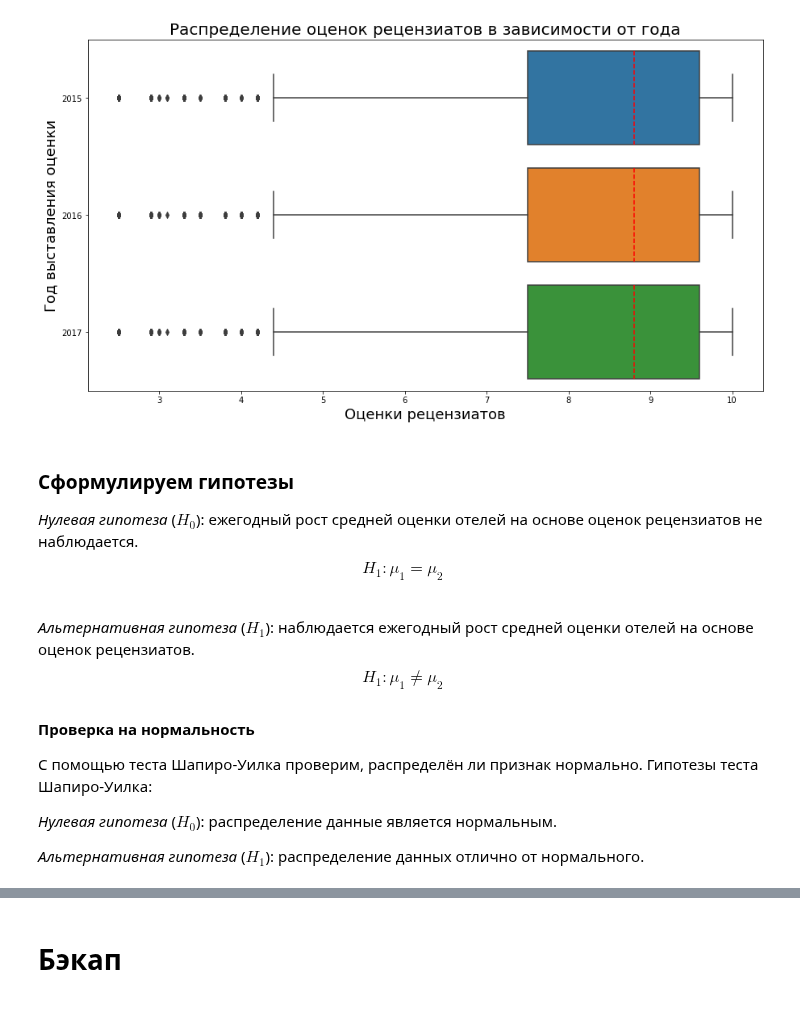
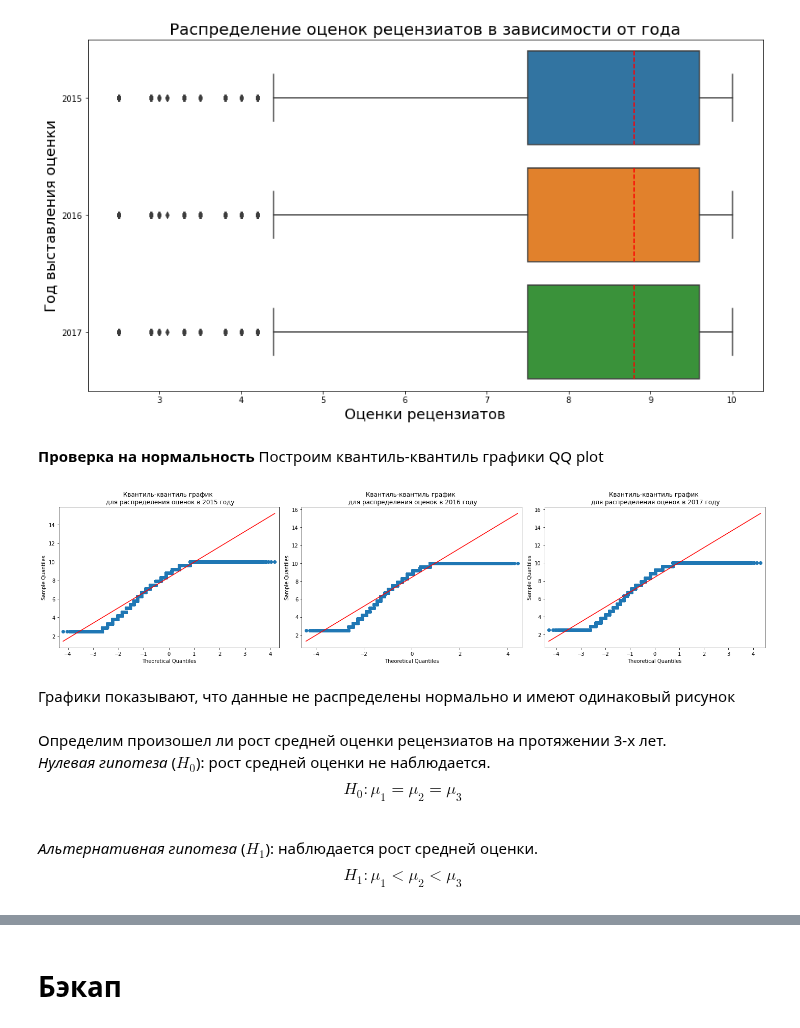
Before and after one commit to DmitriySky47/sf_data_science, a Jupyter notebook: Skillfactory/EDA_6 Kaggle Hotels/predicting-the-rating-of-hotels-on-booking.ipynb, the cells around one changed output, grey strips where cells are left out. Saved outputs shown, nothing was run; the diff lists cells and outputs as text; code cells hidden in the pictures.

```diff
--- a/Skillfactory/EDA_6 Kaggle Hotels/predicting-the-rating-of-hotels-on-booking.ipynb
+++ b/Skillfactory/EDA_6 Kaggle Hotels/predicting-the-rating-of-hotels-on-booking.ipynb
@@ -1200,3 +1203,6 @@ plt.show()
 # Поялвяется предположение, что на данных 2015 года можно предполагать какие оценки будут в 2017 году и позже.
 # %% [output]
 [figure]
+# %% [markdown]
+**Проверка на нормальность**
+Построим квантиль-квантиль графики QQ plot
@@ -1203,15 +1214,29 @@ plt.show()
+# %%
+
+
+# задаём параметры квантиль-квантиль графика
+fig, (ax1, ax2, ax3) = plt.subplots(ncols=3, figsize=(20, 5))
+
+sm.qqplot(df_rev_year_2015['reviewer_score'], line='s', ax=ax1)
+ax1.set_title('Квантиль-квантиль график \n для распределения оценок в 2015 году')
+
+sm.qqplot(df_rev_year_2016['reviewer_score'], line='s', ax=ax2)
+ax2.set_title('Квантиль-квантиль график \n для распределения оценок в 2016 году')
+
+sm.qqplot(df_rev_year_2017['reviewer_score'], line='s', ax=ax3)
+ax3.set_title('Квантиль-квантиль график \n для распределения оценок в 2017 году')
+
+plt.tight_layout()
+# отображаем квантиль-квантиль график
+plt.show()
+# %% [output]
+[figure, added]
+# %% [markdown]
+Графики показывают, что данные не распределены нормально и имеют одинаковый рисунок
 # %% [markdown]
-### Сформулируем гипотезы<br>
-*Нулевая гипотеза* ($H_0$): ежегодный рост средней оценки отелей на основе оценок рецензиатов не наблюдается.
-$$ H_1 : μ_1 = μ_2 $$
+Определим произошел ли рост средней оценки рецензиатов на протяжении 3-х лет.
+<br>*Нулевая гипотеза* ($H_0$): рост средней оценки не наблюдается.
+$$ H_0 : μ_1 = μ_2 = μ_3$$
 
-<br>*Альтернативная гипотеза* ($H_1$): наблюдается ежегодный рост средней оценки отелей на основе оценок рецензиатов.
-$$ H_1 : μ_1 \neq μ_2 $$
+<br>*Альтернативная гипотеза* ($H_1$): наблюдается рост средней оценки.
+$$ H_1 : μ_1 < μ_2 < μ_3$$
-# %% [markdown]
-**Проверка на нормальность**
-
-С помощью теста Шапиро-Уилка проверим, распределён ли признак нормально. Гипотезы теста Шапиро-Уилка:
-
-*Нулевая гипотеза* ($H_0$): распределение данные является нормальным.
-
-*Альтернативная гипотеза* ($H_1$): распределение данных отлично от нормального.
```
Also changed, not shown: parts of 54 cells of this notebook, 1 other file.
